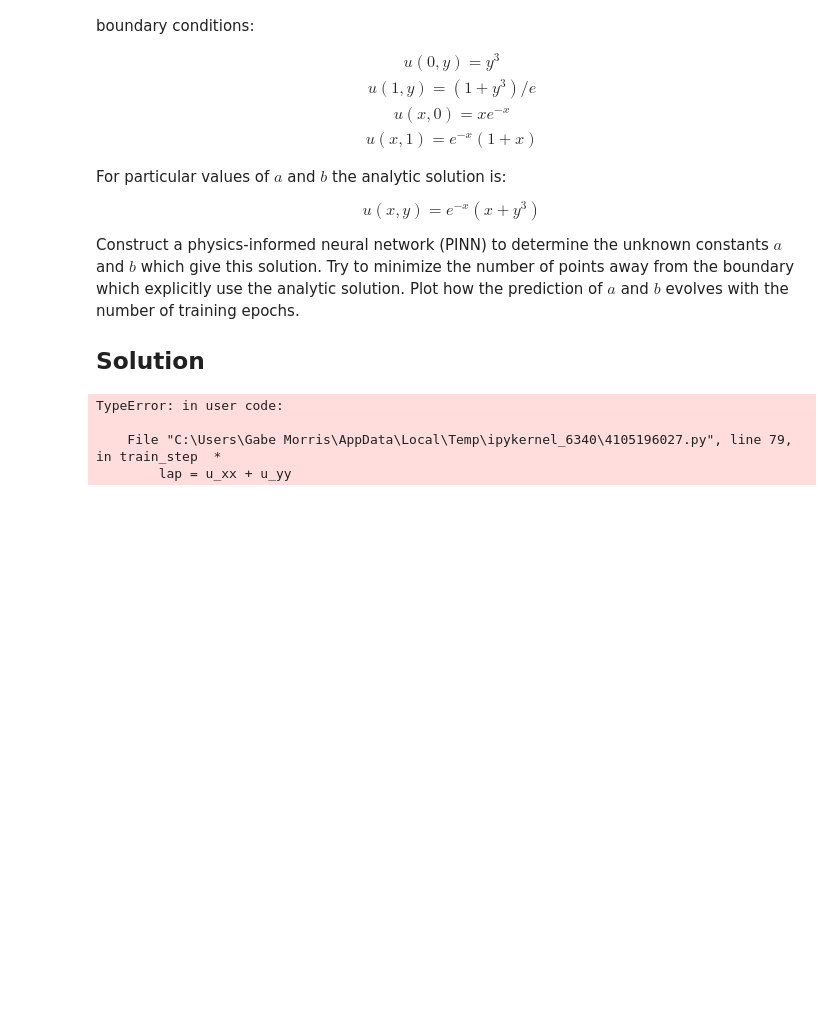
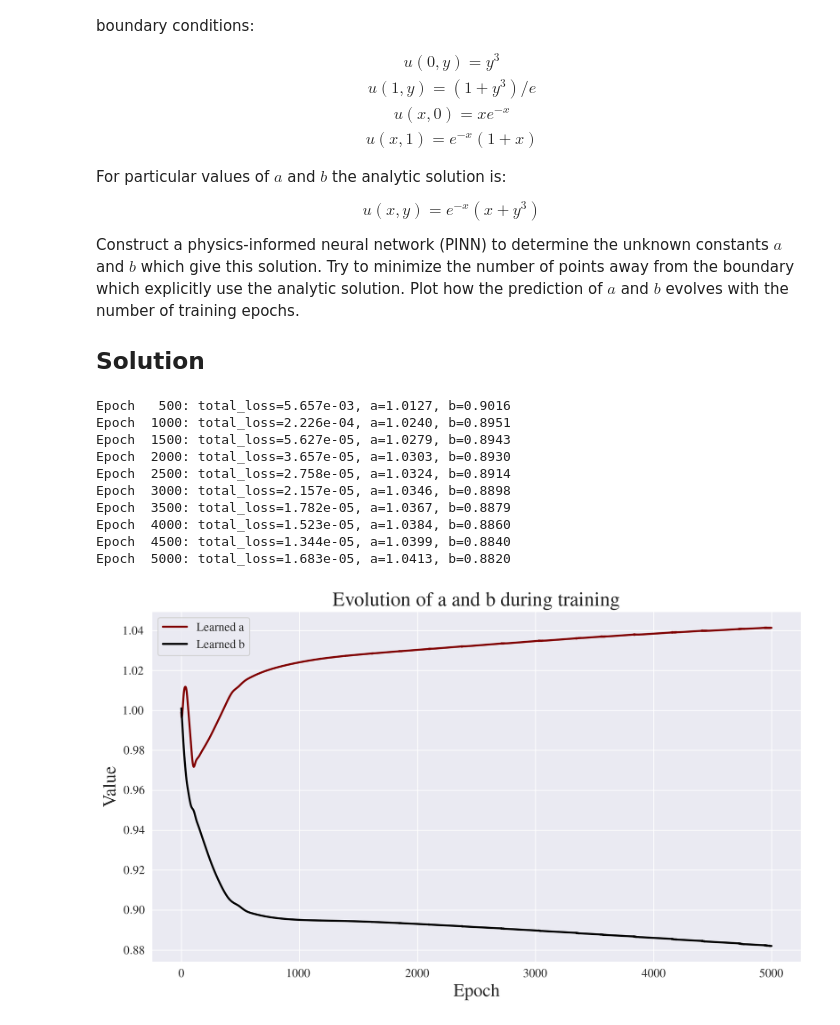
Before and after one commit to gabemorris12/machine_learning, a Jupyter notebook: Homework 6/Machine Learning Homework 6.ipynb, the cells around one changed output. Saved outputs shown, nothing was run; the diff lists cells and outputs as text; code cells hidden in the pictures; blank space fills up the shorter version.

```diff
--- a/Homework 6/Machine Learning Homework 6.ipynb
+++ b/Homework 6/Machine Learning Homework 6.ipynb
@@ -103,16 +104,20 @@ def train_step(X_b_, u_b_, X_f_, X_a_, u_a_):
         loss_b = tf.reduce_mean((u_pred_b - u_b_)**2)
 
         # physics loss: ∇² u - f = 0
+        with tf.GradientTape(persistent=True) as g2:
+            g2.watch(X_f_)
+            with tf.GradientTape(persistent=True) as g:
+                g.watch(X_f_)
+                u_f = model(X_f_, training=True)
+            du = g.gradient(u_f, X_f_)
+            u_x = du[:, 0:1]
+            u_y = du[:, 1:2]
+        d2u = g2.gradient(du, X_f_)
+        u_xx = d2u[:, 0:1]
+        u_yy = d2u[:, 1:2]
+        lap = u_xx + u_yy
         x_f = X_f_[:, 0:1]
         y_f = X_f_[:, 1:2]
-        with tf.GradientTape(persistent=True) as t2:
-            t2.watch([x_f, y_f])
-            u_f = model(tf.concat([x_f, y_f], axis=1), training=True)
-        u_x = t2.gradient(u_f, x_f)
-        u_xx = t2.gradient(u_x, x_f)
-        u_y = t2.gradient(u_f, y_f)
-        u_yy = t2.gradient(u_y, y_f)
-        lap = u_xx + u_yy
         f_val = tf.exp(-x_f)*(x_f - a + y_f**3 + b*y_f)
         loss_phys = tf.reduce_mean((lap - f_val)**2)
 
@@ -127,37 +132,43 @@ def train_step(X_b_, u_b_, X_f_, X_a_, u_a_):
     optimizer.apply_gradients(zip(grads, model.trainable_variables + [a, b]))
     return loss_, loss_b, loss_phys, loss_a
 
 
 # 7) Training loop
 epochs = 5000
 history = {"a": [], "b": [], "loss": []}
 
 for epoch in range(1, epochs + 1):
     loss, lb, lp, la = train_step(
         tf.convert_to_tensor(X_b, tf.float32),
         tf.convert_to_tensor(u_b, tf.float32),
         tf.convert_to_tensor(X_f, tf.float32),
         tf.convert_to_tensor(X_a, tf.float32),
         tf.convert_to_tensor(u_a, tf.float32),
     )
     history["a"].append(a.numpy())
     history["b"].append(b.numpy())
     history["loss"].append(loss.numpy())
 
     if epoch%500 == 0:
         print(f"Epoch {epoch:5d}: total_loss={loss:.3e}, a={a.numpy():.4f}, b={b.numpy():.4f}")
 
 # 8) Plot the trajectories of a and b
-plt.plot(history["a"], label="learned a")
-plt.plot(history["b"], label="learned b")
-plt.hlines([2.0, 6.0], 0, epochs, linestyles="dashed", label=["true a", "true b"])
+plt.plot(history["a"], label="Learned a")
+plt.plot(history["b"], label="Learned b")
 plt.xlabel("Epoch")
 plt.ylabel("Value")
 plt.legend()
 plt.title("Evolution of a and b during training")
 plt.show()
 # %% [output]
-TypeError: in user code:
-
-    File "C:\Users\Gabe Morris\AppData\Local\Temp\ipykernel_6340\4105196027.py", line 79, in train_step  *
-        lap = u_xx + u_yy
+Epoch   500: total_loss=5.657e-03, a=1.0127, b=0.9016
+Epoch  1000: total_loss=2.226e-04, a=1.0240, b=0.8951
+Epoch  1500: total_loss=5.627e-05, a=1.0279, b=0.8943
+Epoch  2000: total_loss=3.657e-05, a=1.0303, b=0.8930
+Epoch  2500: total_loss=2.758e-05, a=1.0324, b=0.8914
+Epoch  3000: total_loss=2.157e-05, a=1.0346, b=0.8898
+Epoch  3500: total_loss=1.782e-05, a=1.0367, b=0.8879
+Epoch  4000: total_loss=1.523e-05, a=1.0384, b=0.8860
+Epoch  4500: total_loss=1.344e-05, a=1.0399, b=0.8840
+Epoch  5000: total_loss=1.683e-05, a=1.0413, b=0.8820
+[figure, added]
```
Also changed, not shown: parts of 1 cell of this notebook.
